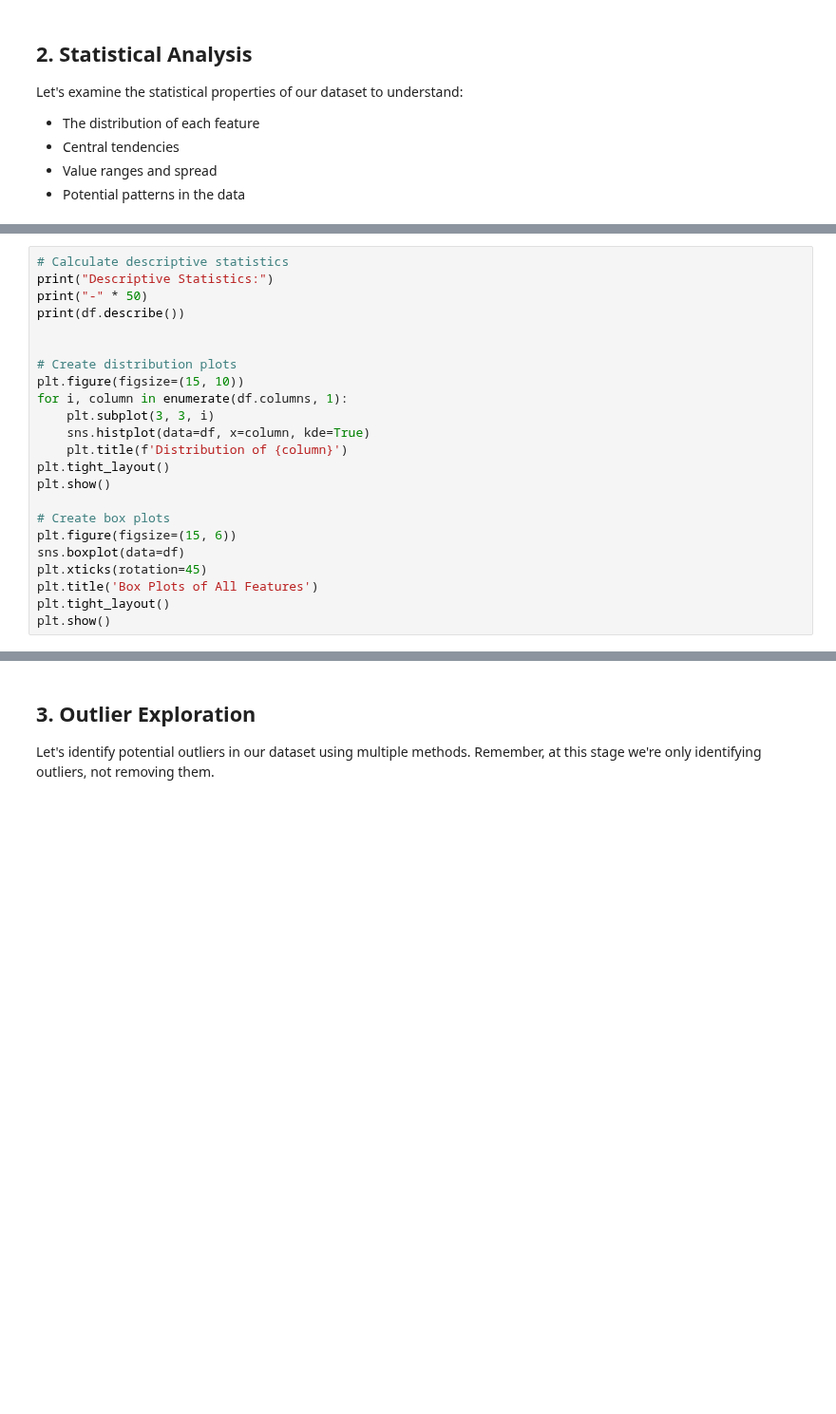
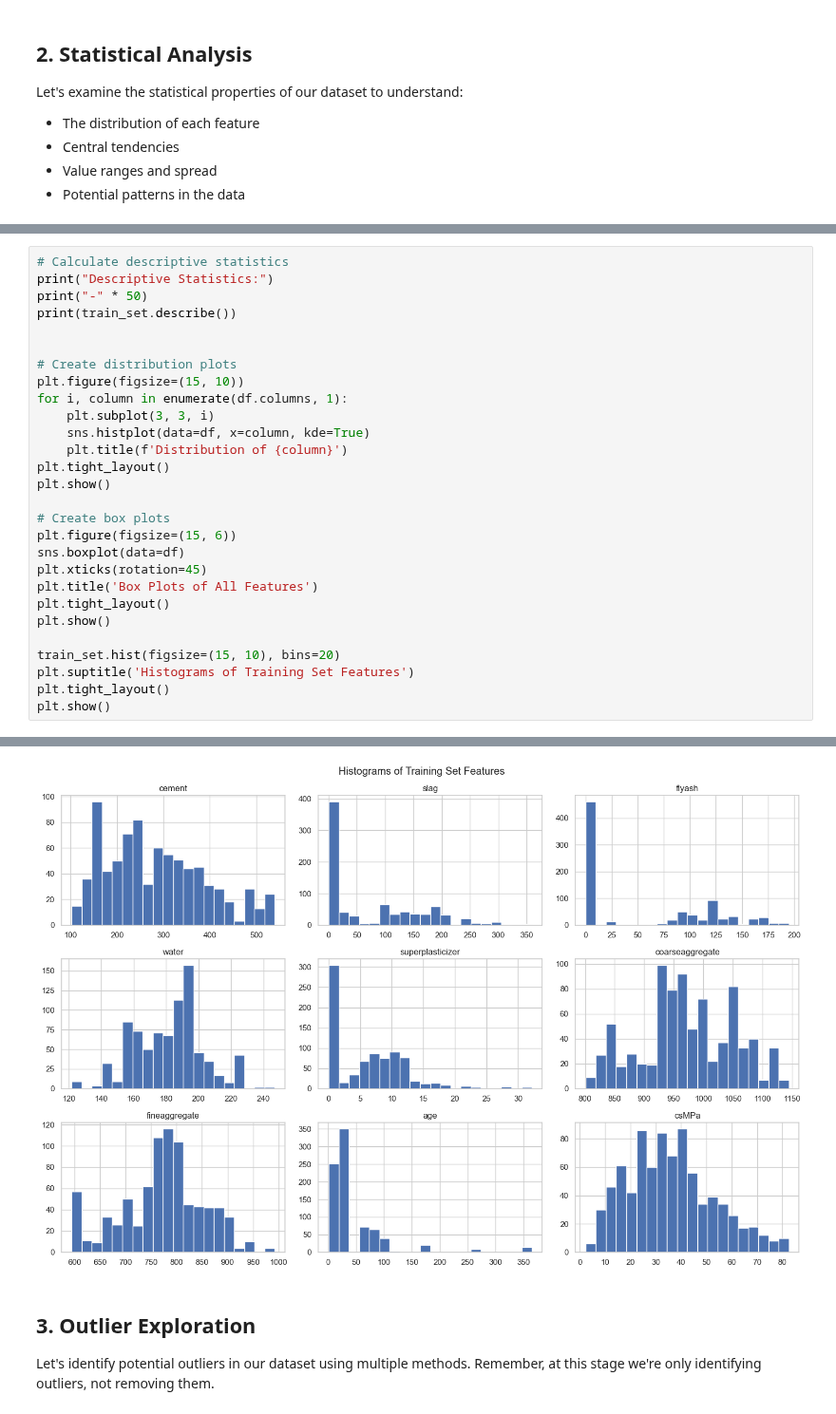
Before and after one commit to alireza-a9024/concrete-strength, a Jupyter notebook: notebooks/2_data_understanding.ipynb, the cells around one changed output, grey strips where cells are left out. Shown at 95% size. Drawn from its saved outputs; the diff is of its cells as text; blank space fills up the shorter version.

```diff
--- a/notebooks/2_data_understanding.ipynb
+++ b/notebooks/2_data_understanding.ipynb
@@ -132,7 +146,7 @@ Let's examine the statistical properties of our dataset to understand:
 # Calculate descriptive statistics
 print("Descriptive Statistics:")
 print("-" * 50)
-print(df.describe())
+print(train_set.describe())
 
 
 # Create distribution plots
@@ -151,6 +165,11 @@ plt.xticks(rotation=45)
 plt.title('Box Plots of All Features')
 plt.tight_layout()
 plt.show()
+
+train_set.hist(figsize=(15, 10), bins=20)
+plt.suptitle('Histograms of Training Set Features')
+plt.tight_layout()
+plt.show()
 # %% [output]
 Descriptive Statistics:
 --------------------------------------------------
@@ -172,5 +191,6 @@ max          992.600  365.000   82.600
 [figure]
 [figure]
+[figure, added]
 # %% [markdown]
 ## 3. Outlier Exploration
 
```
Also changed, not shown: parts of 5 cells of this notebook, 1 other file.
